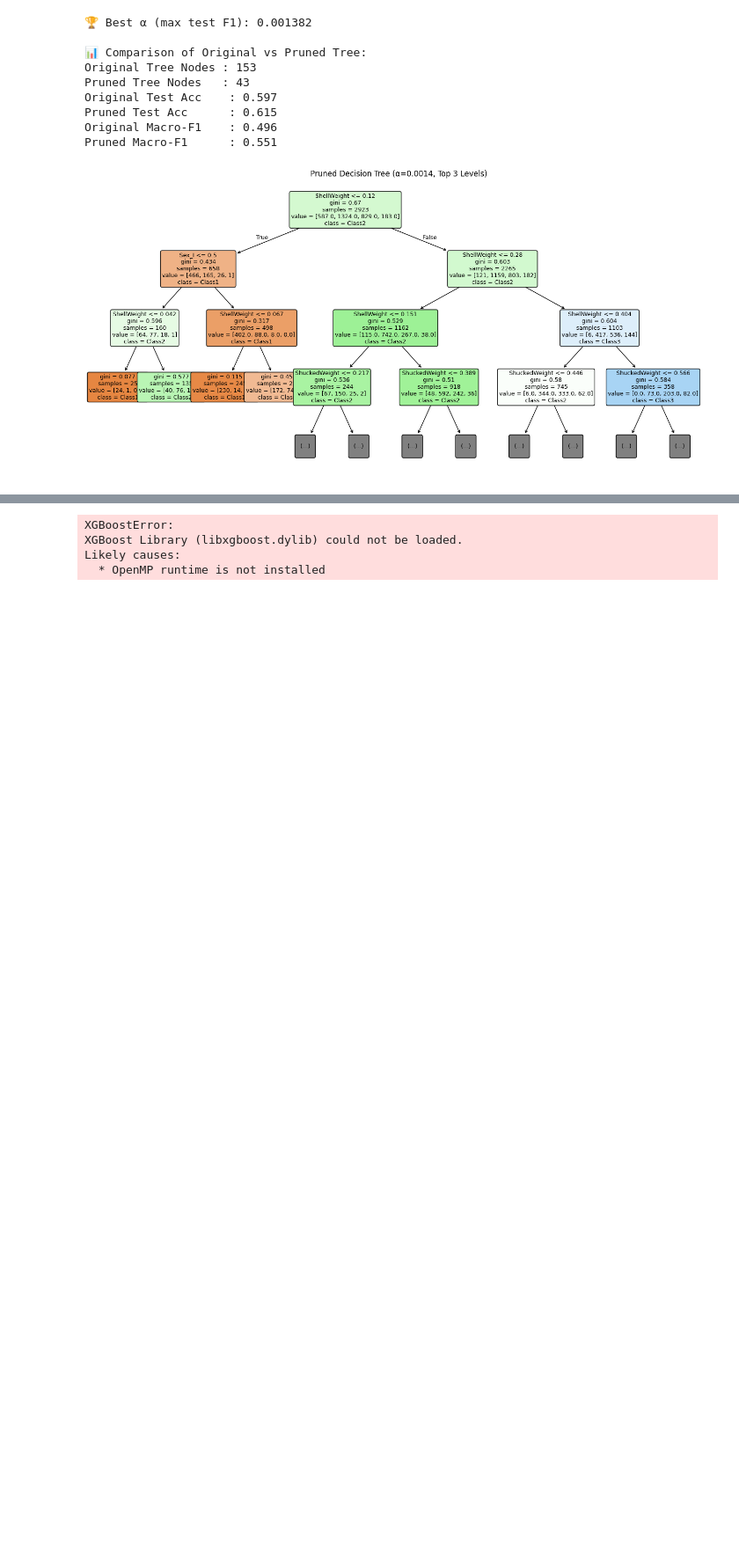
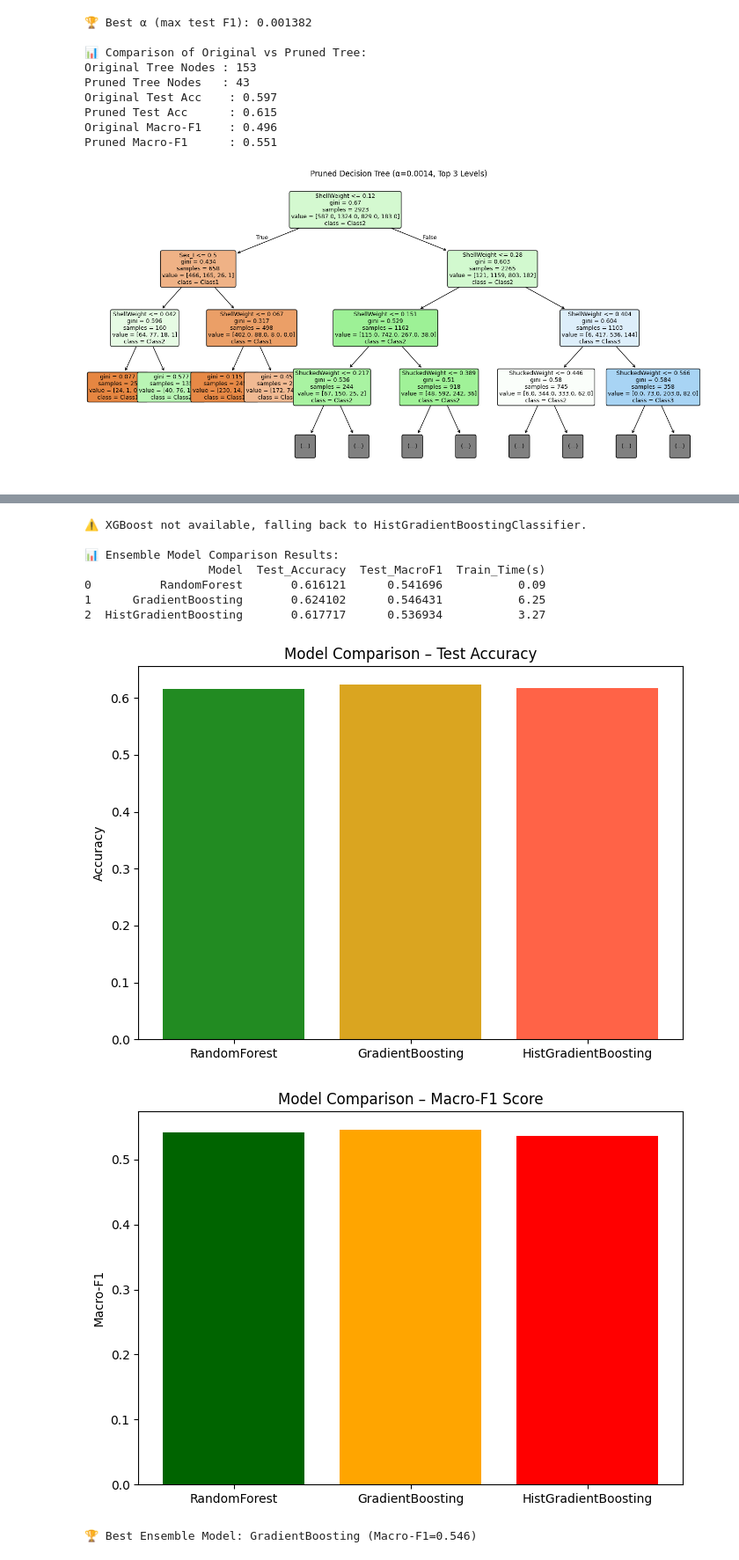
Before and after one commit to DhaneshRamesh/abalone-ensemble-learning, a Jupyter notebook: Proj_MATH5836.ipynb, the cells around one changed output, grey strips where cells are left out. Shown at 88% size. Drawn from its saved outputs; the diff is of its cells as text; code cells hidden in the pictures; blank space fills up the shorter version.

```diff
--- a/Proj_MATH5836.ipynb
+++ b/Proj_MATH5836.ipynb
@@ -582,11 +581,11 @@ print(f"Test Accuracy = {best_rf_row['Test_Acc']:.3f}, Macro-F1 = {best_rf_row['
 Test Accuracy = 0.623, Macro-F1 = 0.514
 # %%
 # ==============================================================
-# STEP 16: Gradient Boosting and XGBoost Comparison
+# STEP 16 (FIXED): Gradient Boosting and XGBoost / HistGB Comparison
 # ==============================================================
 
-from sklearn.ensemble import GradientBoostingClassifier
-from xgboost import XGBClassifier
+from sklearn.ensemble import GradientBoostingClassifier, HistGradientBoostingClassifier, RandomForestClassifier
+from sklearn.preprocessing import LabelEncoder
 from sklearn.metrics import accuracy_score, f1_score
 import matplotlib.pyplot as plt
 import pandas as pd
@@ -594,7 +593,29 @@ import numpy as np
 import time
 
 # --------------------------------------------------------------
-# Step 1 – Initialise model configs
+# Step 0 – Ensure labels start at 0  (fix for XGBoost / HistGB)
+# --------------------------------------------------------------
+le = LabelEncoder()
+y = le.fit_transform(y)   # Converts [1,2,3,4] → [0,1,2,3]
+
+# Recreate train/test split to keep labels consistent
+X_train, X_test, y_train, y_test = train_test_split(
+    X, y, test_size=0.3, random_state=42, stratify=y
+)
+
+# --------------------------------------------------------------
+# Step 1 – Try importing XGBoost, otherwise use HistGB
+# --------------------------------------------------------------
+try:
+    from xgboost import XGBClassifier
+    XGB_AVAILABLE = True
+    print("✅ Using XGBoost library.")
+except Exception as e:
+    print("⚠️ XGBoost not available, falling back to HistGradientBoostingClassifier.")
+    XGB_AVAILABLE = False
+
+# --------------------------------------------------------------
+# Step 2 – Initialise ensemble models
 # --------------------------------------------------------------
 models = {
     "RandomForest": RandomForestClassifier(
@@ -608,8 +629,11 @@ models = {
         learning_rate=0.1,
         max_depth=3,
         random_state=42
-    ),
-    "XGBoost": XGBClassifier(
+    )
+}
+
+if XGB_AVAILABLE:
+    models["XGBoost"] = XGBClassifier(
         n_estimators=200,
         learning_rate=0.1,
         max_depth=3,
@@ -620,13 +644,19 @@ models = {
         eval_metric="mlogloss",
         use_label_encoder=False
     )
-}
+else:
+    models["HistGradientBoosting"] = HistGradientBoostingClassifier(
+        max_iter=200,
+        learning_rate=0.1,
+        max_depth=3,
+        random_state=42
+    )
 
+# --------------------------------------------------------------
+# Step 3 – Train, evaluate, record
+# --------------------------------------------------------------
 results_gb = []
 
-# --------------------------------------------------------------
-# Step 2 – Train, evaluate and record
-# --------------------------------------------------------------
 for name, model in models.items():
     start = time.time()
     model.fit(X_train, y_train)
@@ -645,36 +675,42 @@ for name, model in models.items():
 
 results_df = pd.DataFrame(results_gb)
 print("\n📊 Ensemble Model Comparison Results:")
 print(results_df)
 
 # --------------------------------------------------------------
-# Step 3 – Plot comparison chart
+# Step 4 – Plot comparison charts
 # --------------------------------------------------------------
 plt.figure(figsize=(7,5))
 plt.bar(results_df["Model"], results_df["Test_Accuracy"], color=["forestgreen", "goldenrod", "tomato"])
 plt.title("Model Comparison – Test Accuracy")
 plt.ylabel("Accuracy")
 plt.tight_layout()
 plt.savefig("ensemble_accuracy_comparison.png", dpi=300, bbox_inches="tight")
 plt.show()
 
 plt.figure(figsize=(7,5))
 plt.bar(results_df["Model"], results_df["Test_MacroF1"], color=["darkgreen", "orange", "red"])
 plt.title("Model Comparison – Macro-F1 Score")
 plt.ylabel("Macro-F1")
 plt.tight_layout()
 plt.savefig("ensemble_f1_comparison.png", dpi=300, bbox_inches="tight")
 plt.show()
 
 # --------------------------------------------------------------
-# Step 4 – Identify the best ensemble
+# Step 5 – Identify the best ensemble
 # --------------------------------------------------------------
 best_model_row = results_df.sort_values(by="Test_MacroF1", ascending=False).iloc[0]
 best_ensemble_name = best_model_row["Model"]
 best_ensemble_f1 = best_model_row["Test_MacroF1"]
 print(f"\n🏆 Best Ensemble Model: {best_ensemble_name} (Macro-F1={best_ensemble_f1:.3f})")
 # %% [output]
-XGBoostError:
-XGBoost Library (libxgboost.dylib) could not be loaded.
-Likely causes:
-  * OpenMP runtime is not installed
+⚠️ XGBoost not available, falling back to HistGradientBoostingClassifier.
+
+📊 Ensemble Model Comparison Results:
+                  Model  Test_Accuracy  Test_MacroF1  Train_Time(s)
+0          RandomForest       0.616121      0.541696           0.09
+1      GradientBoosting       0.624102      0.546431           6.25
+2  HistGradientBoosting       0.617717      0.536934           3.27
+[figure, added]
+[figure, added]
+🏆 Best Ensemble Model: GradientBoosting (Macro-F1=0.546)
```
Also changed, not shown: parts of 10 cells of this notebook, 13 other files.
